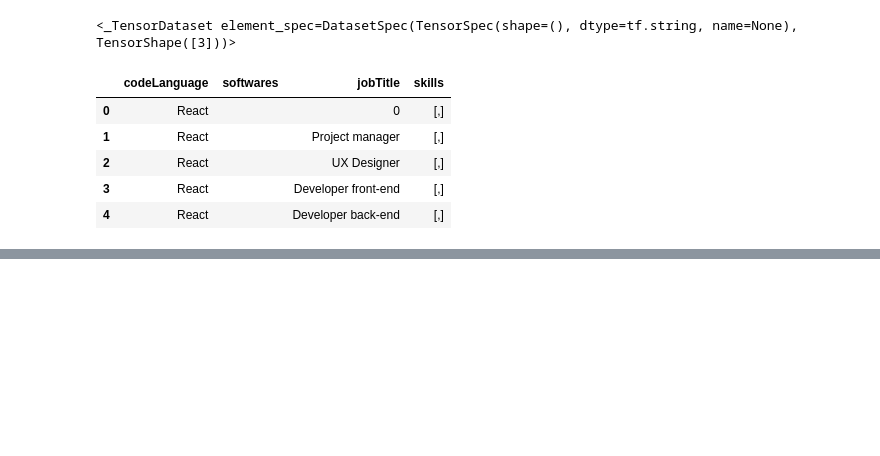
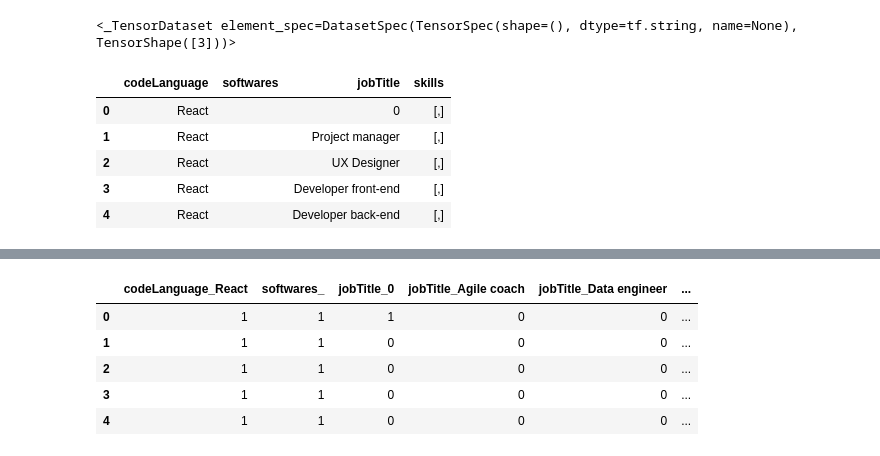
Before and after one commit to Chm-vinicius/coolab_tensorflow_study, a Jupyter notebook: machine_learn.ipynb, the cells around one changed output, grey strips where cells are left out. Cells and saved outputs as stored; diff of their text form; code cells hidden in the pictures; blank space fills up the shorter version.

```diff
--- a/machine_learn.ipynb
+++ b/machine_learn.ipynb
@@ -193,6 +177,13 @@ for key in f:
-# %%
-df.replace( '', 'a', inplace=True)
-ks.replace('', 0, inplace=True)
+# %%
+categ = pd.get_dummies(df, dtype=int)
+categ.head()
+# %% [output]
+|  | codeLanguage_React | softwares_ | jobTitle_0 | jobTitle_Agile coach | jobTitle_Data engineer | ... |
+| 0 | 1 | 1 | 1 | 0 | 0 | ... |
+| 1 | 1 | 1 | 0 | 0 | 0 | ... |
+| 2 | 1 | 1 | 0 | 0 | 0 | ... |
+| 3 | 1 | 1 | 0 | 0 | 0 | ... |
+| 4 | 1 | 1 | 0 | 0 | 0 | ... |
 # %%
 import tensorflow as tf
 
```
Also changed, not shown: parts of 8 cells of this notebook.
